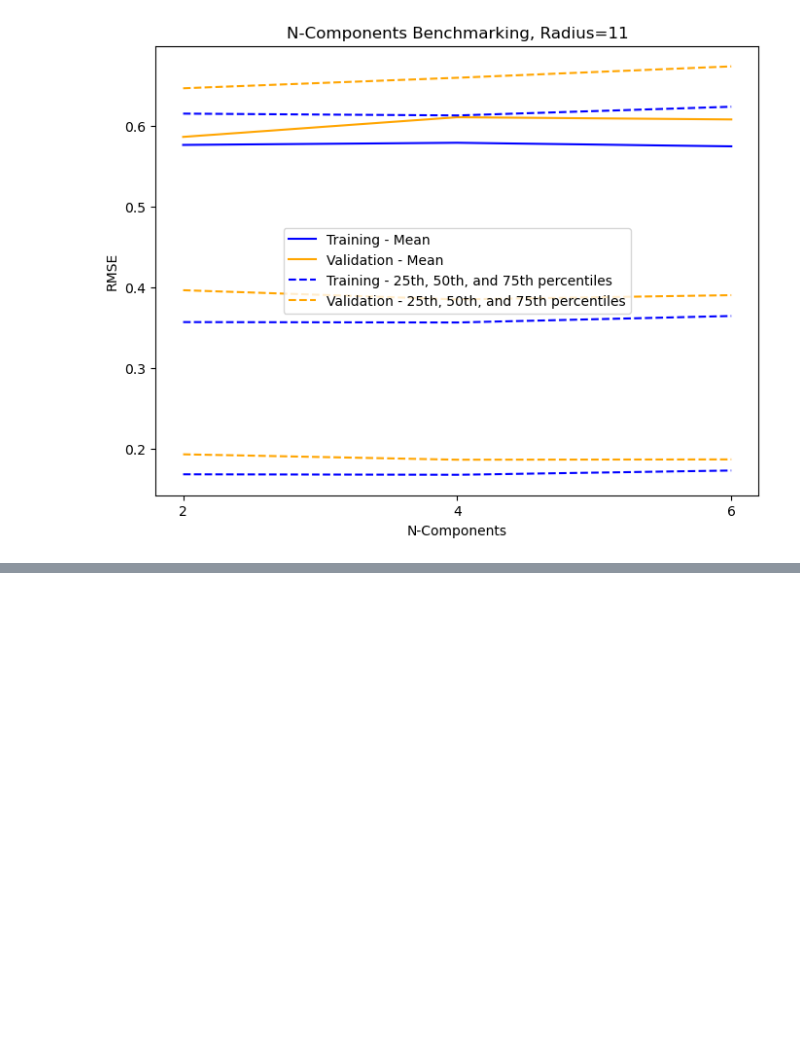
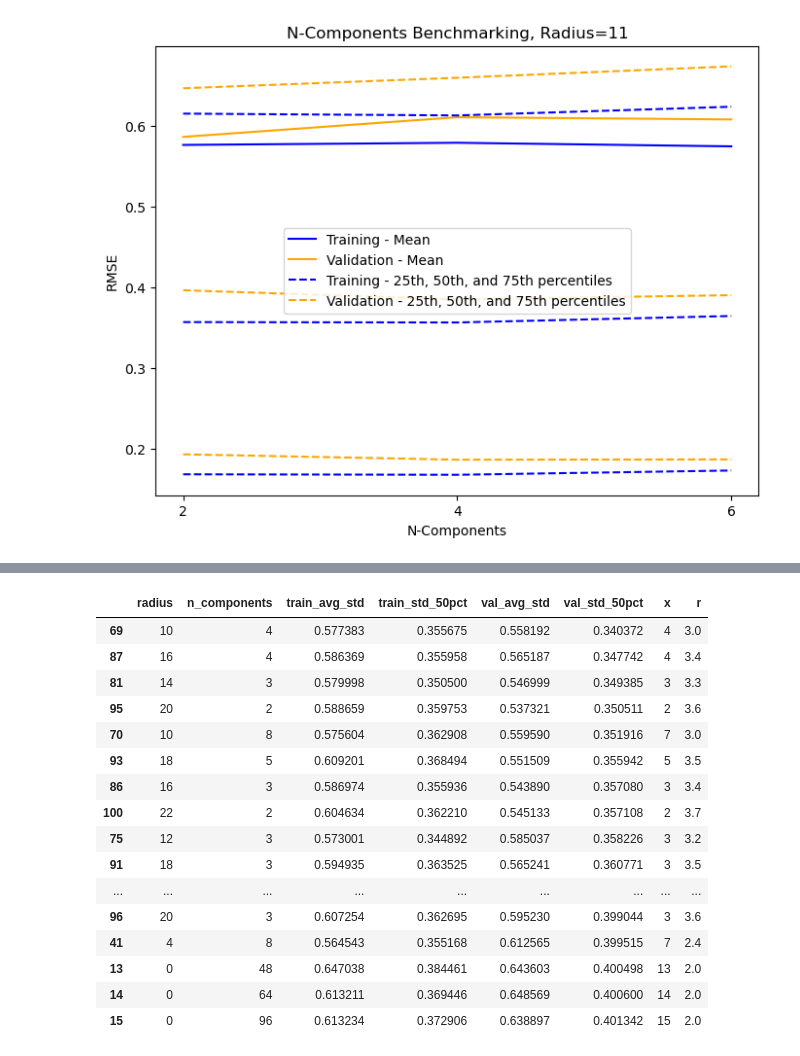
Before and after one commit to DannyCollinson/EMIT-ECOSTRESS, a Jupyter notebook: data_prep/Data_Visualization.ipynb, the cells around one changed output, grey strips where cells are left out. Cells and saved outputs as stored; diff of their text form; code cells hidden in the pictures; blank space fills up the shorter version.

```diff
--- a/data_prep/Data_Visualization.ipynb
+++ b/data_prep/Data_Visualization.ipynb
@@ -255,3 +262,10 @@ ax.legend()
 plt.show(fig)
 # %% [output]
 [figure]
+# %%
+x_mapper = {v:i for i, v in enumerate(pd.unique(stats.n_components))}
+x = [x_mapper[i] for i in stats.n_components]
+r_mapper = {v:i for i, v in enumerate(pd.unique(stats.radius))}
+r = [r_mapper[i] for i in stats.radius]
+
+stats_plot = pd.concat([stats.iloc[:, [0, 1, 2, 9, 28, 35]].reset_index(drop=True), pd.DataFrame({'x':[x_mapper[n] for n in stats.n_components]}), pd.DataFrame({'r':(np.array([r_mapper[r] for r in stats.radius])+20)/10})], axis=1)
@@ -257,0 +288,20 @@ plt.show(fig)
+# %%
+stats_plot.sort_values('val_std_50pct').iloc[:57, :]
+# %% [output]
+|  | radius | n_components | train_avg_std | train_std_50pct | val_avg_std | val_std_50pct | x | r |
+| 69 | 10 | 4 | 0.577383 | 0.355675 | 0.558192 | 0.340372 | 4 | 3.0 |
+| 87 | 16 | 4 | 0.586369 | 0.355958 | 0.565187 | 0.347742 | 4 | 3.4 |
+| 81 | 14 | 3 | 0.579998 | 0.350500 | 0.546999 | 0.349385 | 3 | 3.3 |
+| 95 | 20 | 2 | 0.588659 | 0.359753 | 0.537321 | 0.350511 | 2 | 3.6 |
+| 70 | 10 | 8 | 0.575604 | 0.362908 | 0.559590 | 0.351916 | 7 | 3.0 |
+| 93 | 18 | 5 | 0.609201 | 0.368494 | 0.551509 | 0.355942 | 5 | 3.5 |
+| 86 | 16 | 3 | 0.586974 | 0.355936 | 0.543890 | 0.357080 | 3 | 3.4 |
+| 100 | 22 | 2 | 0.604634 | 0.362210 | 0.545133 | 0.357108 | 2 | 3.7 |
+| 75 | 12 | 3 | 0.573001 | 0.344892 | 0.585037 | 0.358226 | 3 | 3.2 |
+| 91 | 18 | 3 | 0.594935 | 0.363525 | 0.565241 | 0.360771 | 3 | 3.5 |
+| ... | ... | ... | ... | ... | ... | ... | ... | ... |
+| 96 | 20 | 3 | 0.607254 | 0.362695 | 0.595230 | 0.399044 | 3 | 3.6 |
+| 41 | 4 | 8 | 0.564543 | 0.355168 | 0.612565 | 0.399515 | 7 | 2.4 |
+| 13 | 0 | 48 | 0.647038 | 0.384461 | 0.643603 | 0.400498 | 13 | 2.0 |
+| 14 | 0 | 64 | 0.613211 | 0.369446 | 0.648569 | 0.400600 | 14 | 2.0 |
+| 15 | 0 | 96 | 0.613234 | 0.372906 | 0.638897 | 0.401342 | 15 | 2.0 |
```
Also changed, not shown: parts of 12 cells of this notebook, 2 other files.
